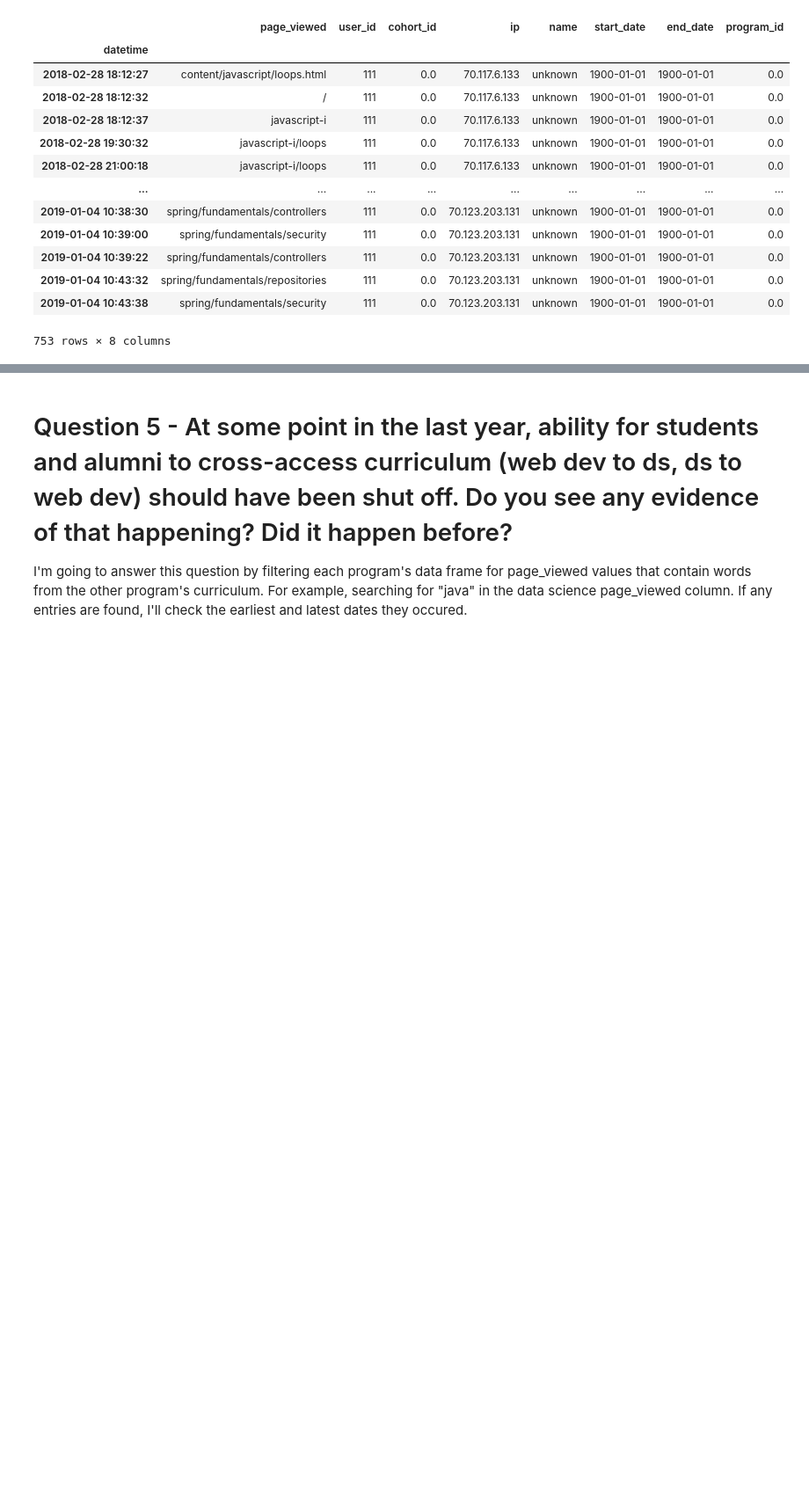
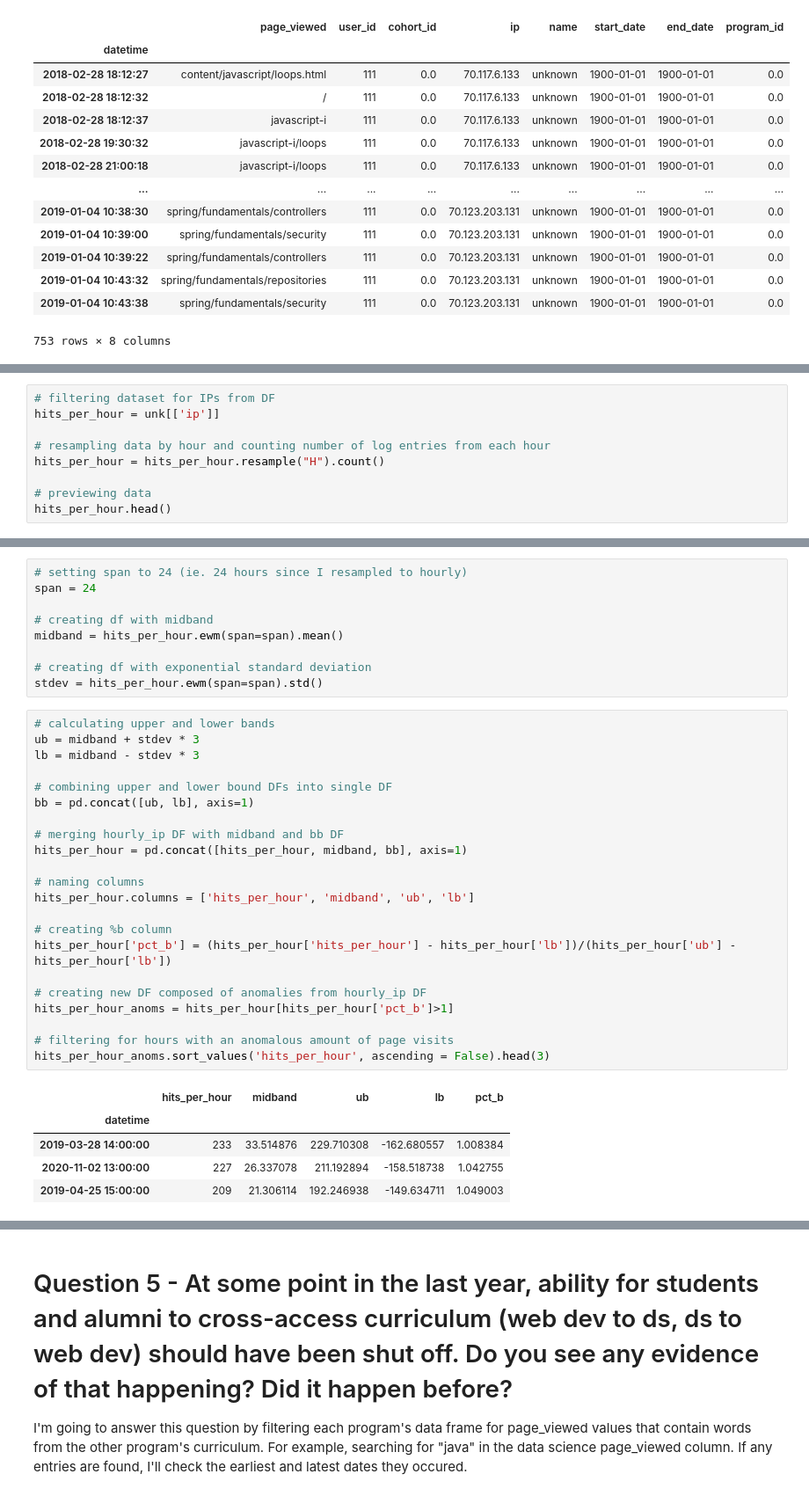
Before and after one commit to SamuelD-Data/anomaly-detection-project, a Jupyter notebook: anomaly_detection_project_notebook.ipynb, the cells around one changed output, grey strips where cells are left out. Shown at 88% size. Saved outputs shown, nothing was run; the diff lists cells and outputs as text; blank space fills up the shorter version.

```diff
--- a/anomaly_detection_project_notebook.ipynb
+++ b/anomaly_detection_project_notebook.ipynb
@@ -1116,0 +1128,9 @@ df
+# %%
+# filtering dataset for IPs from DF
+hits_per_hour = unk[['ip']]
+
+# resampling data by hour and counting number of log entries from each hour
+hits_per_hour = hits_per_hour.resample("H").count()
+
+# previewing data
+hits_per_hour.head()
@@ -1116,0 +1145,37 @@ df
+# %%
+# setting span to 24 (ie. 24 hours since I resampled to hourly)
+span = 24
+
+# creating df with midband
+midband = hits_per_hour.ewm(span=span).mean()
+
+# creating df with exponential standard deviation
+stdev = hits_per_hour.ewm(span=span).std()
+# %%
+# calculating upper and lower bands
+ub = midband + stdev * 3
+lb = midband - stdev * 3
+
+# combining upper and lower bound DFs into single DF
+bb = pd.concat([ub, lb], axis=1)
+
+# merging hourly_ip DF with midband and bb DF
+hits_per_hour = pd.concat([hits_per_hour, midband, bb], axis=1)
+
+# naming columns
+hits_per_hour.columns = ['hits_per_hour', 'midband', 'ub', 'lb']
+
+# creating %b column
+hits_per_hour['pct_b'] = (hits_per_hour['hits_per_hour'] - hits_per_hour['lb'])/(hits_per_hour['ub'] - hits_per_hour['lb'])
+
+# creating new DF composed of anomalies from hourly_ip DF
+hits_per_hour_anoms = hits_per_hour[hits_per_hour['pct_b']>1]
+
+# filtering for hours with an anomalous amount of page visits
+hits_per_hour_anoms.sort_values('hits_per_hour', ascending = False).head(3)
+# %% [output]
+|  | hits_per_hour | midband | ub | lb | pct_b |
+| datetime |  |  |  |  |  |
+| 2019-03-28 14:00:00 | 233 | 33.514876 | 229.710308 | -162.680557 | 1.008384 |
+| 2020-11-02 13:00:00 | 227 | 26.337078 | 211.192894 | -158.518738 | 1.042755 |
+| 2019-04-25 15:00:00 | 209 | 21.306114 | 192.246938 | -149.634711 | 1.049003 |
```
Also changed, not shown: parts of 23 cells of this notebook.
